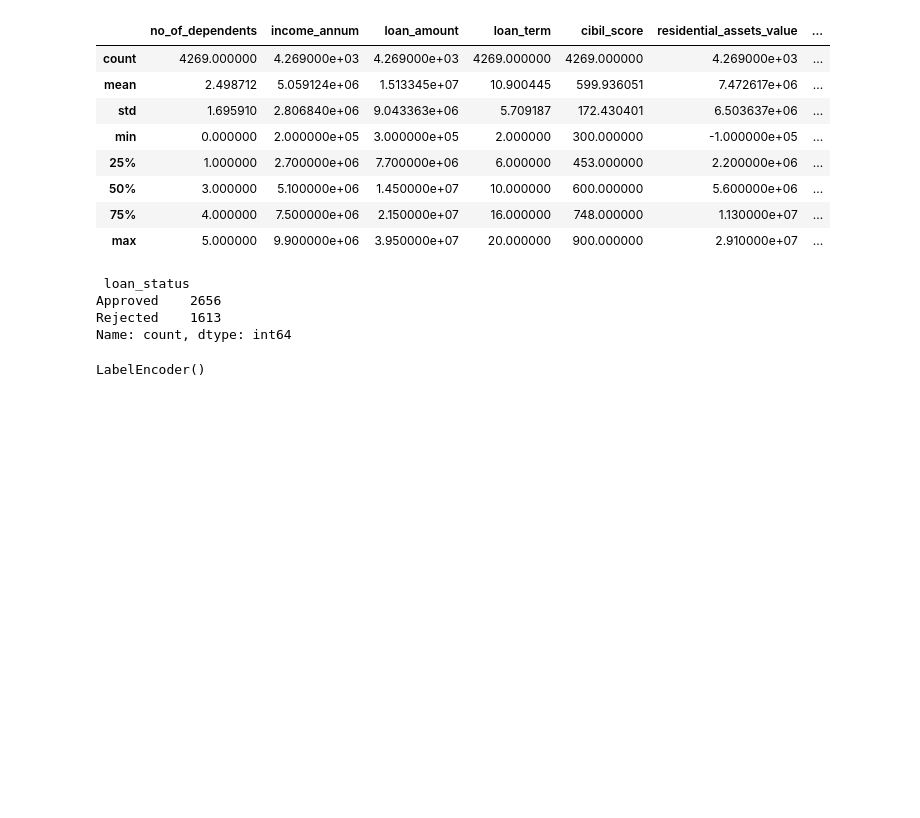
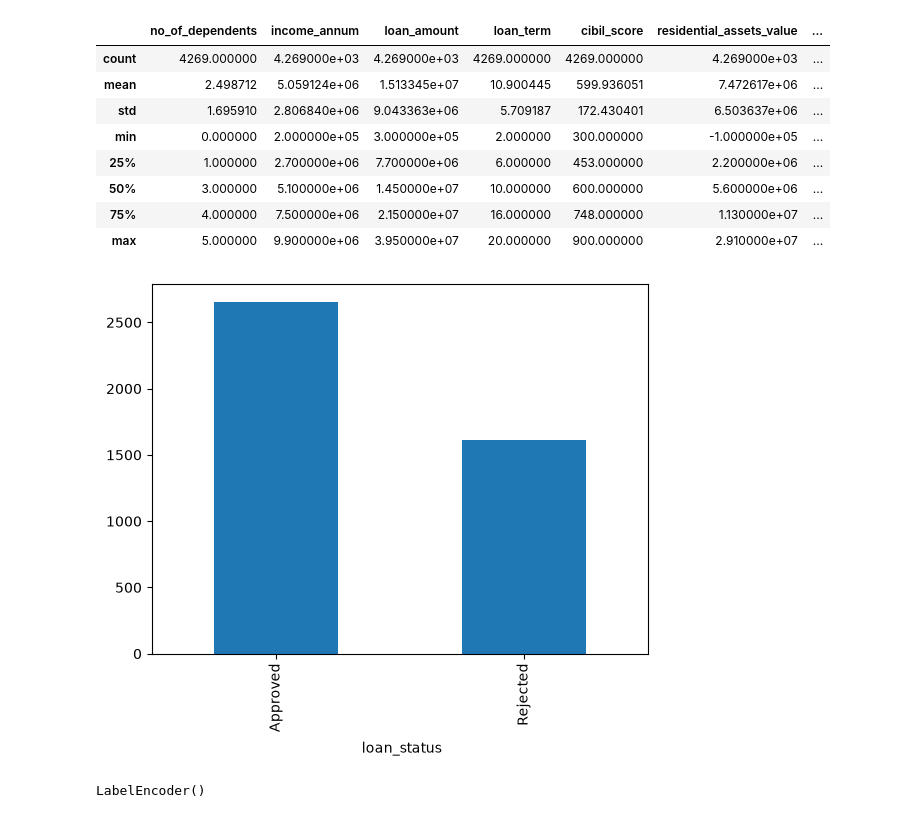
Before and after one commit to Anonymous6598/ML_projects, a Jupyter notebook: ML_projects(No datasets)/bank_acceptance_model_new.ipynb, the cells around one changed output. Cells and saved outputs as stored; diff of their text form; code cells hidden in the pictures; blank space fills up the shorter version.

```diff
--- a/ML_projects(No datasets)/bank_acceptance_model_new.ipynb
+++ b/ML_projects(No datasets)/bank_acceptance_model_new.ipynb
@@ -69,12 +69,10 @@ dataframe.describe()
 | 75% | 4.000000 | 7.500000e+06 | 2.150000e+07 | 16.000000 | 748.000000 | 1.130000e+07 | ... |
 | max | 5.000000 | 9.900000e+06 | 3.950000e+07 | 20.000000 | 900.000000 | 2.910000e+07 | ... |
 # %%
-dataframe[" loan_status"].value_counts()
+dataframe[" loan_status"].value_counts().plot(kind="bar")
+matplotlib.pyplot.show()
 # %% [output]
- loan_status
-Approved    2656
-Rejected    1613
-Name: count, dtype: int64
+[figure, added]
 # %%
 label_encoder = sklearn.preprocessing.LabelEncoder()
 label_encoder
```
Also changed, not shown: parts of 2 cells of this notebook.
